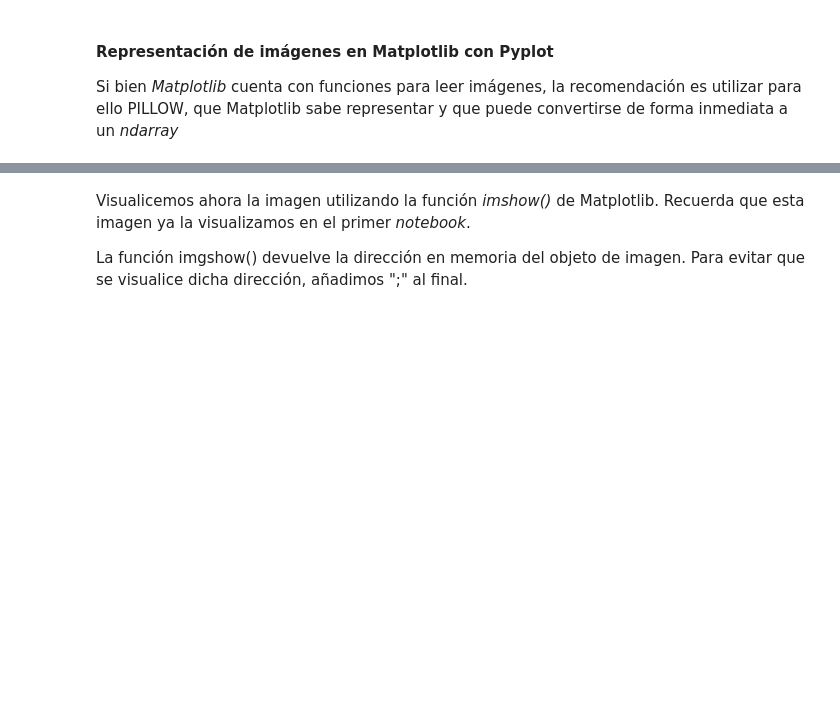
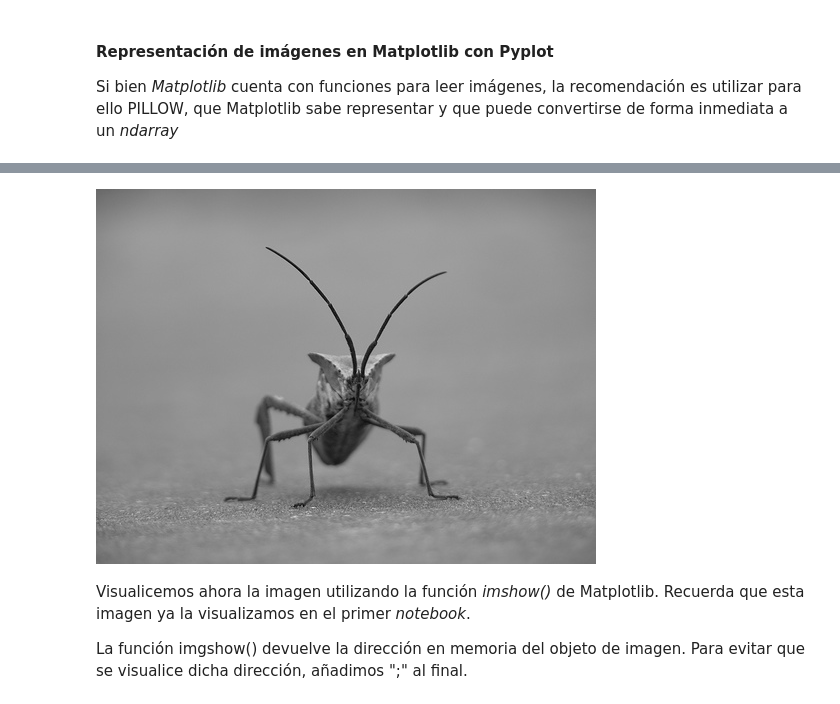
Before and after one commit to ULPGC-GTMA/ULPGC-TIV, a Jupyter notebook: Tema_1c.ipynb, the cells around one changed output, grey strips where cells are left out. Saved outputs shown, nothing was run; the diff lists cells and outputs as text; code cells hidden in the pictures; blank space fills up the shorter version.

```diff
--- a/Tema_1c.ipynb
+++ b/Tema_1c.ipynb
@@ -147,6 +147,10 @@ print('modo: ', img.mode)
 formato: PNG
 (ancho, alto) = (500, 375)
 modo:  L
+# %%
+display(img)
+# %% [output]
+[figure, added]
 # %% [markdown]
 Visualicemos ahora la imagen utilizando la función *imshow()* de Matplotlib. Recuerda que esta imagen ya la visualizamos en el primer *notebook*.
 
```
Also changed, not shown: parts of 3 cells of this notebook, 3 other files.
